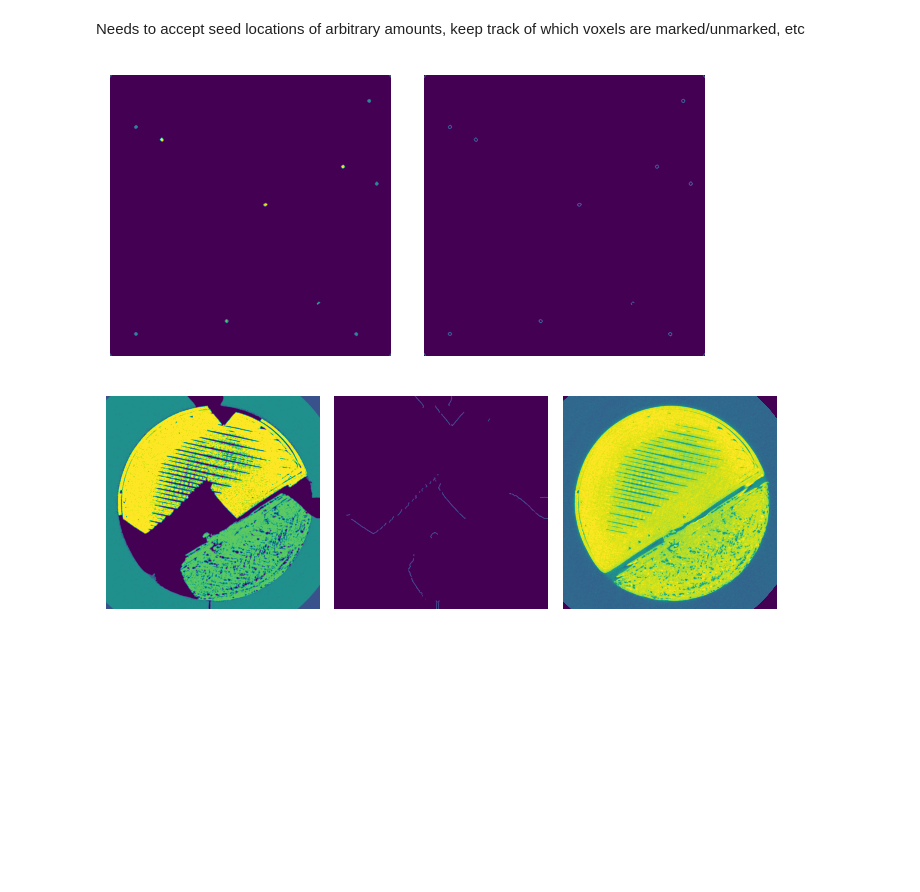
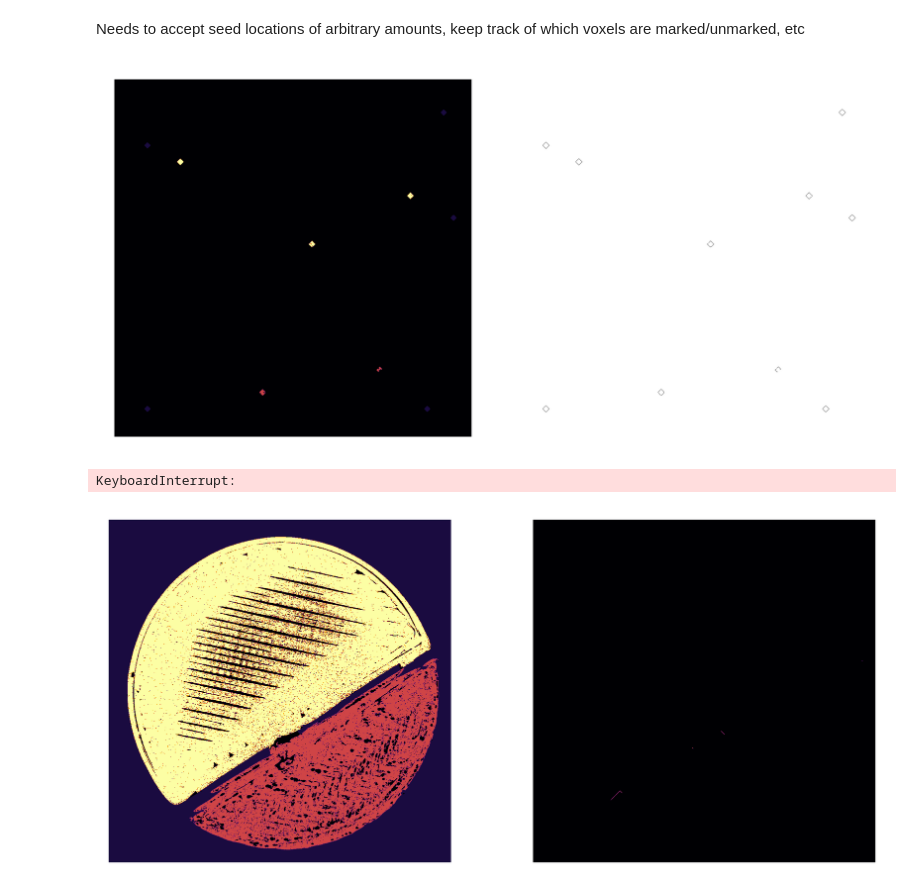
Before and after one commit to tpasfieldERAU/MA390-490_PNNL, a Jupyter notebook: segmentation/meyer-flood.ipynb, the cells around one changed output. Cells and saved outputs as stored; diff of their text form; code cells hidden in the pictures; blank space fills up the shorter version.

```diff
--- a/segmentation/meyer-flood.ipynb
+++ b/segmentation/meyer-flood.ipynb
@@ -107,33 +181,33 @@ def watershed_iterate():
 # %%
 active_view = np.zeros(img.shape, np.bool_)
-for x,y,m,t in active:
+for x,y,_ in active:
     active_view[x,y] = 1
 
 fig, axs = plt.subplots(1,2)
 fig.set_size_inches(4.5,2.25,forward=True)
-fig.set_dpi(144)
-im0 = axs[0].imshow(marked, animated=True)
-im1 = axs[1].imshow(active_view, animated=True)
+fig.set_dpi(500)
+im0 = axs[0].imshow(marked, animated=True, cmap='inferno', vmin=0.75)
+im1 = axs[1].imshow(active_view, animated=True, cmap='binary')
 axs[0].axis(False)
 axs[1].axis(False)
 
 def update(_):
     for _ in range(5):
-        watershed_iterate()
+        region_grow_2D()
 
     active_view = np.zeros(img.shape, np.bool_)
-    for x,y,m,t in active:
+    for x,y,_ in active:
         active_view[x,y] = 1
 
     im0.set_array(marked)
     im1.set_array(active_view)
     return im0,im1
 
-anim_fig = anim.FuncAnimation(fig, update, frames=200, interval = 16.6667, blit=True)
+anim_fig = anim.FuncAnimation(fig, update, frames=175, interval = 16.6667, blit=True)
 plt.axis(False)
 plt.tight_layout()
 plt.show()
 
-anim_fig.save("watershed1.gif")
+anim_fig.save("watershed3.gif")
 # %% [output]
-[figure, old version]
+[figure, new version]
@@ -143,17 +214,24 @@ for _ in range(512):
+# %%
+n = 768
+with tqdm(total=n) as pbar:
+    for _ in range(n):
+        region_grow_3D()
+        pbar.update(1)
+# %% [output]
+KeyboardInterrupt:
 # %%
 active_view = np.zeros(img.shape, np.bool_)
-for x,y,m,t in active:
+for x,y,m in active:
     active_view[x,y] = 1
 # %%
-fig, axs = plt.subplots(1,3)
+fig, axs = plt.subplots(1,2)
 fig.set_size_inches(7,3)
-axs[0].imshow(marked)
-axs[1].imshow(active_view)
-axs[2].imshow(img, vmin=9000, vmax=12000)
+fig.set_dpi(300)
+axs[0].imshow(marked, cmap='inferno', vmin=0.75)
+axs[1].imshow(active_view, cmap='inferno', vmax=1)
 axs[0].axis(False)
 axs[1].axis(False)
-axs[2].axis(False)
 fig.tight_layout()
 plt.show()
 # %% [output]
-[figure, old version]
+[figure, new version]
```
Also changed, not shown: parts of 9 cells of this notebook, 4 other files.
